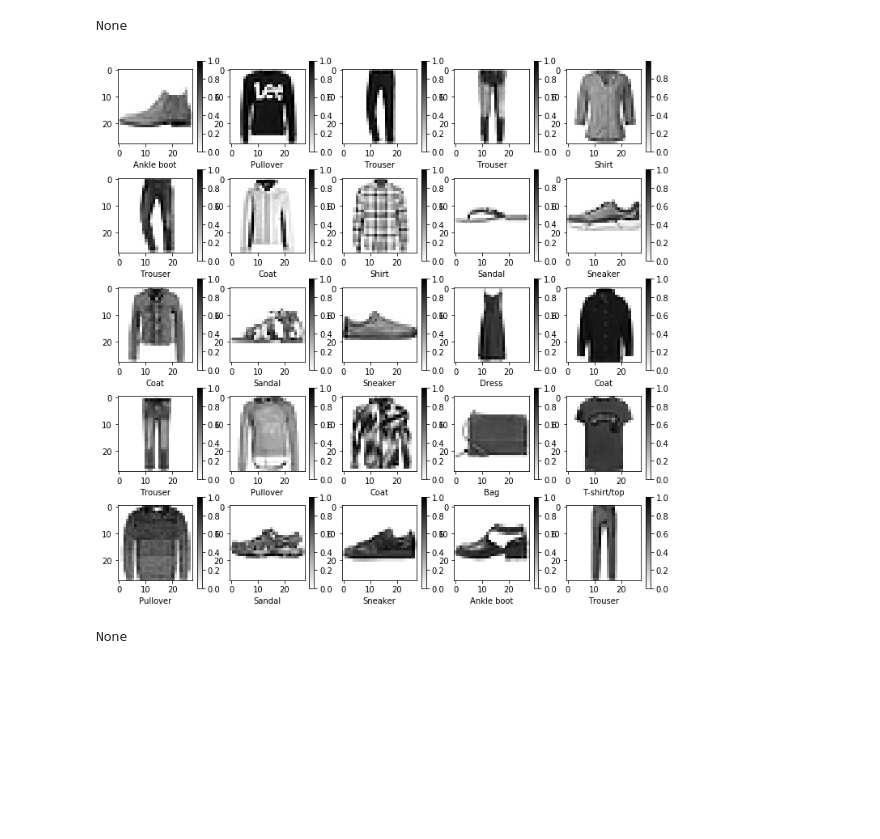
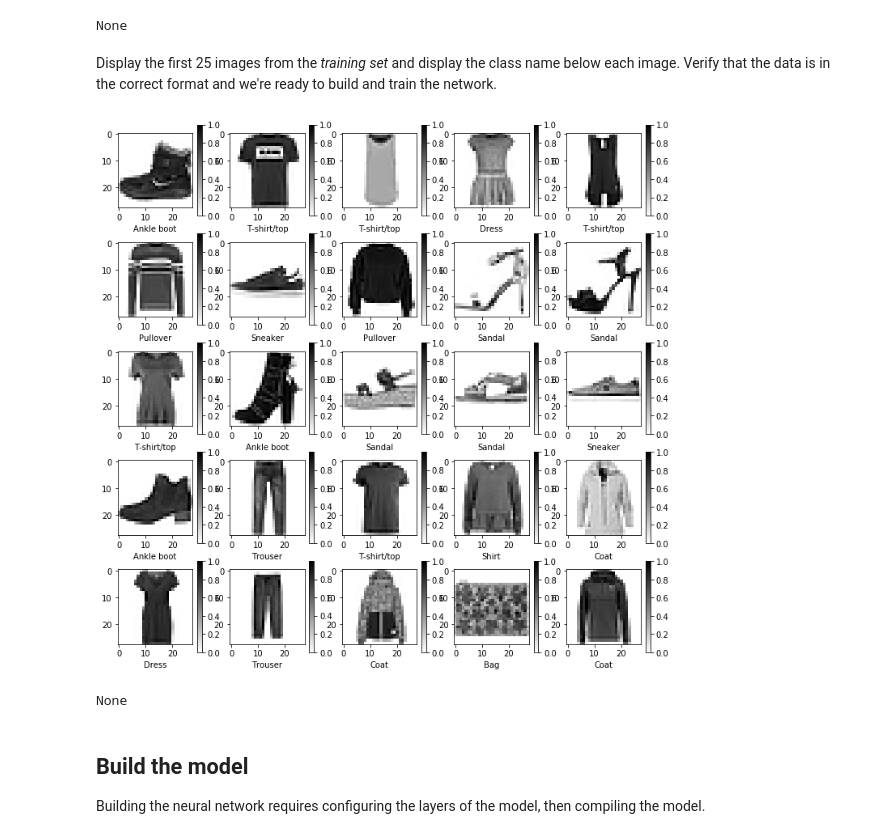
Before and after one commit to F20170604/S4TF-Tutorials, a Jupyter notebook: S4TF_Tutorial_4.ipynb, the cells around one changed output. Saved outputs shown, nothing was run; the diff lists cells and outputs as text; code cells hidden in the pictures; blank space fills up the shorter version.

```diff
--- a/S4TF_Tutorial_4.ipynb
+++ b/S4TF_Tutorial_4.ipynb
@@ -127,31 +249,37 @@ plt.show()
 # %% [output]
 [figure]
 None
+# %% [markdown]
+Display the first 25 images from the *training set* and display the class name below each image. Verify that the data is in the correct format and we're ready to build and train the network.
 # %%
 plt.figure(figsize: [12, 12])
 var dis = 0
 for image in 0...24 {
-    let firstTestImage = testImages[image]
-    let firstTestLabel: Int = Int((testNumericLabels[image].scalars)[0])
-    let numpyArray = firstTestImage.makeNumpyArray().reshape(28, 28)
+    let TrainImage = trainImages[image]
+    let TrainLabel: Int = Int((trainNumericLabels[image].scalars)[0])
+    let numpyArray = TrainImage.makeNumpyArray().reshape(28, 28)
 
-    //print("firstTestImage type:", type(of: firstTestImage))
-    //print("numpyArray Swift type:", type(of: numpyArray))
+    //print("TrainImage type:", type(of: TrainImage))
+    //print("Array Swift type:", type(of: numpyArray))
     //print("numpyArray Python type:", Python.type(numpyArray))
 
-    //print(firstTestImage)
+    //print(TrainImage)
     //print(numpyArray)
     //print(numpyArray.shape)
 
-    let cmap=plt.cm.binary
+    let cmap = plt.cm.binary
     plt.subplot(5,5,dis+1)
     plt.imshow(numpyArray, cmap)
     plt.colorbar()
     plt.grid(false)
-    plt.xlabel(class_names[firstTestLabel])
+    plt.xlabel(classNames[TrainLabel])
     dis += 1
 }
 plt.show()
 # %% [output]
-[figure, old version]
+[figure, new version]
 None
+# %% [markdown]
+## Build the model
+
+Building the neural network requires configuring the layers of the model, then compiling the model.
```
Also changed, not shown: parts of 50 cells of this notebook.
